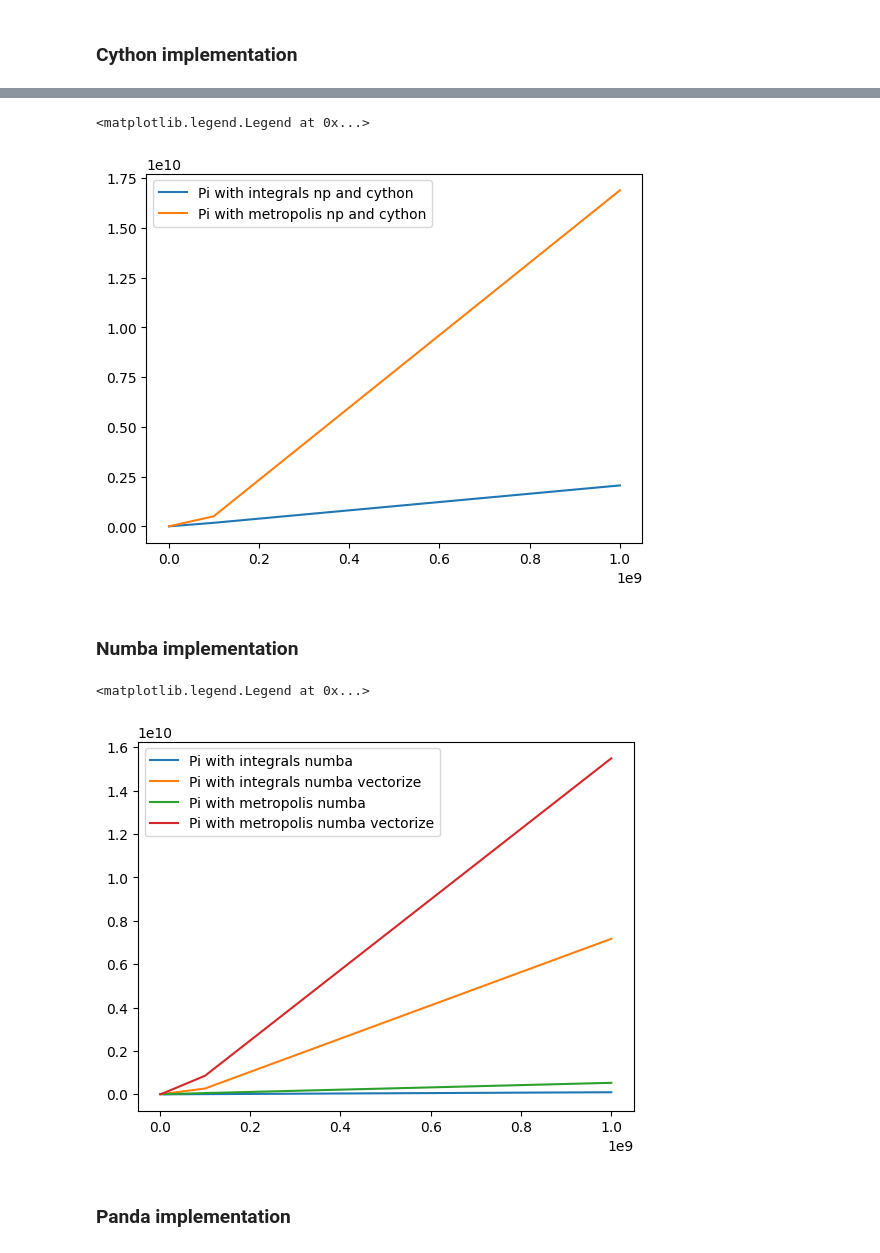
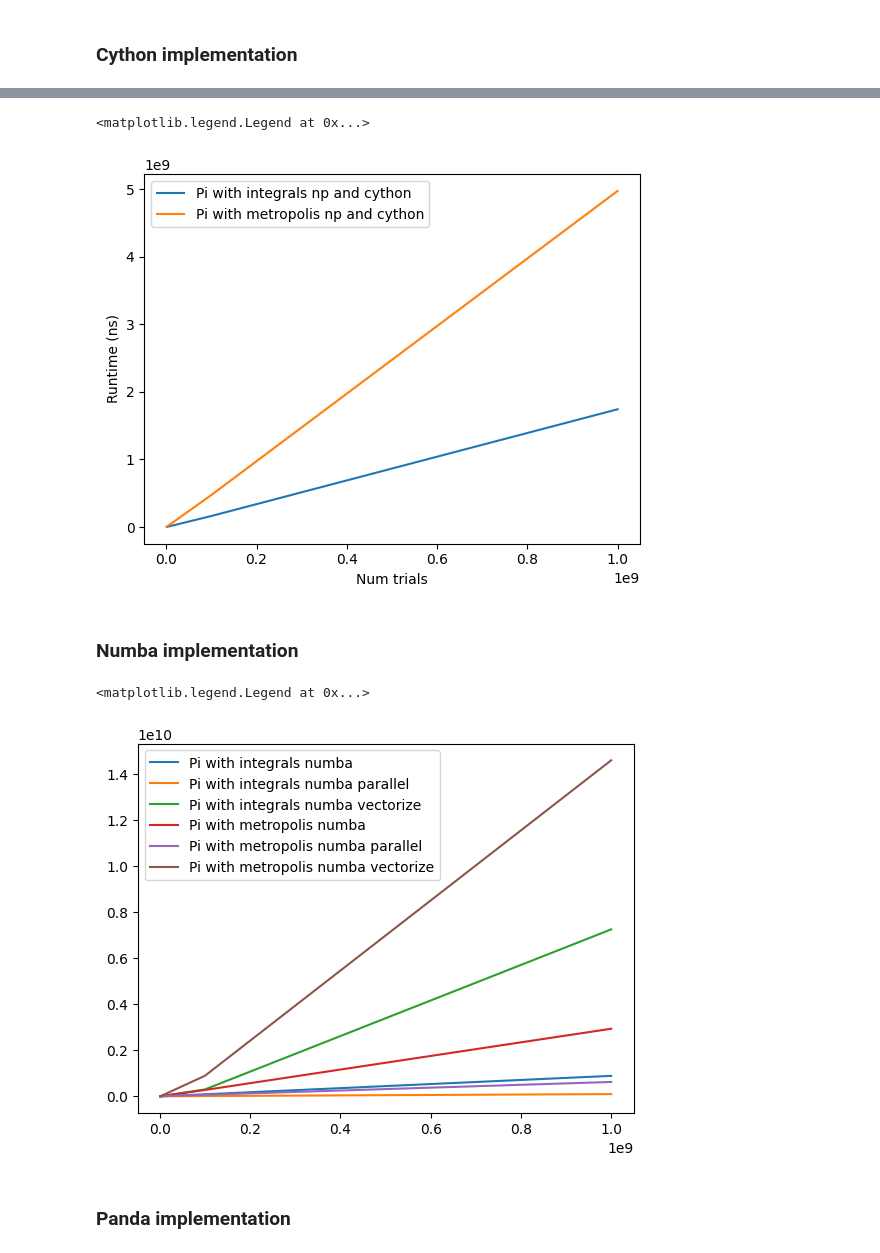
Before and after one commit to Seloum-lab/Parallel-computing-practical-work, a Jupyter notebook: Python/computing_pi.ipynb, the cells around one changed output, grey strips where cells are left out. Cells and saved outputs as stored; diff of their text form; code cells hidden in the pictures.

```diff
--- a/Python/computing_pi.ipynb
+++ b/Python/computing_pi.ipynb
@@ -206,9 +231,11 @@ for i in tqdm(range(len(steps))):
 
 plt.plot(steps, np.mean(times_integral_cython, axis=1), label="Pi with integrals np and cython")
 plt.plot(steps, np.mean(times_metropolis_cython, axis=1), label="Pi with metropolis np and cython")
+plt.xlabel("Num trials")
+plt.ylabel("Runtime (ns)")
 plt.legend()
 # %% [output]
 <matplotlib.legend.Legend at 0x...>
-[figure, old version]
+[figure, new version]
 # %% [markdown]
 ### Numba implementation
@@ -216,7 +265,7 @@ plt.legend()
 from numba import njit, prange
 
 @njit (parallel=True)
-def compute_pi_integral_numba(num_trials = 10000):
+def compute_pi_integral_numba_parallel(num_trials = 10000):
     step = 1.0/num_trials
     sum = 0
     for i in prange(num_trials):
@@ -225,7 +274,7 @@ def compute_pi_integral_numba(num_trials = 10000):
     return sum*step
 
 @njit (parallel=True)
-def compute_pi_metropolis_numba(num_trials = 10000):
+def compute_pi_metropolis_numba_parallel(num_trials = 10000):
     counter = 0.0
     for i in prange(num_trials):
         x_val = random.random()
@@ -269,34 +318,53 @@ def compute_pi_metropolis_numba_vectorize(num_trials=10000, seed=12):
 # %%
 steps = [1000000, 10000000, 100000000, 1000000000]
 k = 10
 
+#Run numba for compiling
+compute_pi_integral_numba(2)
+compute_pi_integral_numba_parallel(2)
+compute_pi_integral_numba_vect(2)
+compute_pi_metropolis_numba(2)
+compute_pi_metropolis_numba_parallel(2)
+compute_pi_metropolis_numba_vectorize(2)
+
 times_integral_numba = np.zeros((len(steps), k))
 times_metropolis_numba = np.zeros((len(steps), k))
+times_integral_numba_parallel = np.zeros((len(steps), k))
+times_metropolis_numba_parallel = np.zeros((len(steps), k))
 times_integral_numba_vectorize = np.zeros((len(steps), k))
 times_metropolis_numba_vectorize = np.zeros((len(steps), k))
+
 for i in tqdm(range(len(steps))):
     for j in range(k):
         t0 = time_ns()
         compute_pi_integral_numba(steps[i])
         times_integral_numba[i, j] = time_ns() - t0
         t0 = time_ns()
+        compute_pi_metropolis_numba(steps[i])
+        times_metropolis_numba[i, j] = time_ns() - t0
+        t0 = time_ns()
+        compute_pi_integral_numba_parallel(steps[i])
+        times_integral_numba_parallel[i, j] = time_ns() - t0
+        t0 = time_ns()
         compute_pi_integral_numba_vect(steps[i])
         times_integral_numba_vectorize[i, j] = time_ns() - t0
         t0 = time_ns()
-        compute_pi_metropolis_numba(steps[i])
-        times_metropolis_numba[i, j] = time_ns() - t0
+        compute_pi_metropolis_numba_parallel(steps[i])
+        times_metropolis_numba_parallel[i, j] = time_ns() - t0
         t0 = time_ns()
         compute_pi_metropolis_numba_vectorize(steps[i])
         times_metropolis_numba_vectorize[i, j] = time_ns() - t0
 
 plt.plot(steps, np.mean(times_integral_numba, axis=1), label="Pi with integrals numba")
+plt.plot(steps, np.mean(times_integral_numba_parallel, axis=1), label="Pi with integrals numba parallel")
 plt.plot(steps, np.mean(times_integral_numba_vectorize, axis=1), label="Pi with integrals numba vectorize")
 plt.plot(steps, np.mean(times_metropolis_numba, axis=1), label="Pi with metropolis numba")
+plt.plot(steps, np.mean(times_metropolis_numba_parallel, axis=1), label="Pi with metropolis numba parallel")
 plt.plot(steps, np.mean(times_metropolis_numba_vectorize, axis=1), label="Pi with metropolis numba vectorize")
 plt.legend()
 # %% [output]
 <matplotlib.legend.Legend at 0x...>
-[figure, old version]
+[figure, new version]
 # %% [markdown]
 ### Panda implementation
 # %%
```
Also changed, not shown: parts of 13 cells of this notebook, 1 other file.
